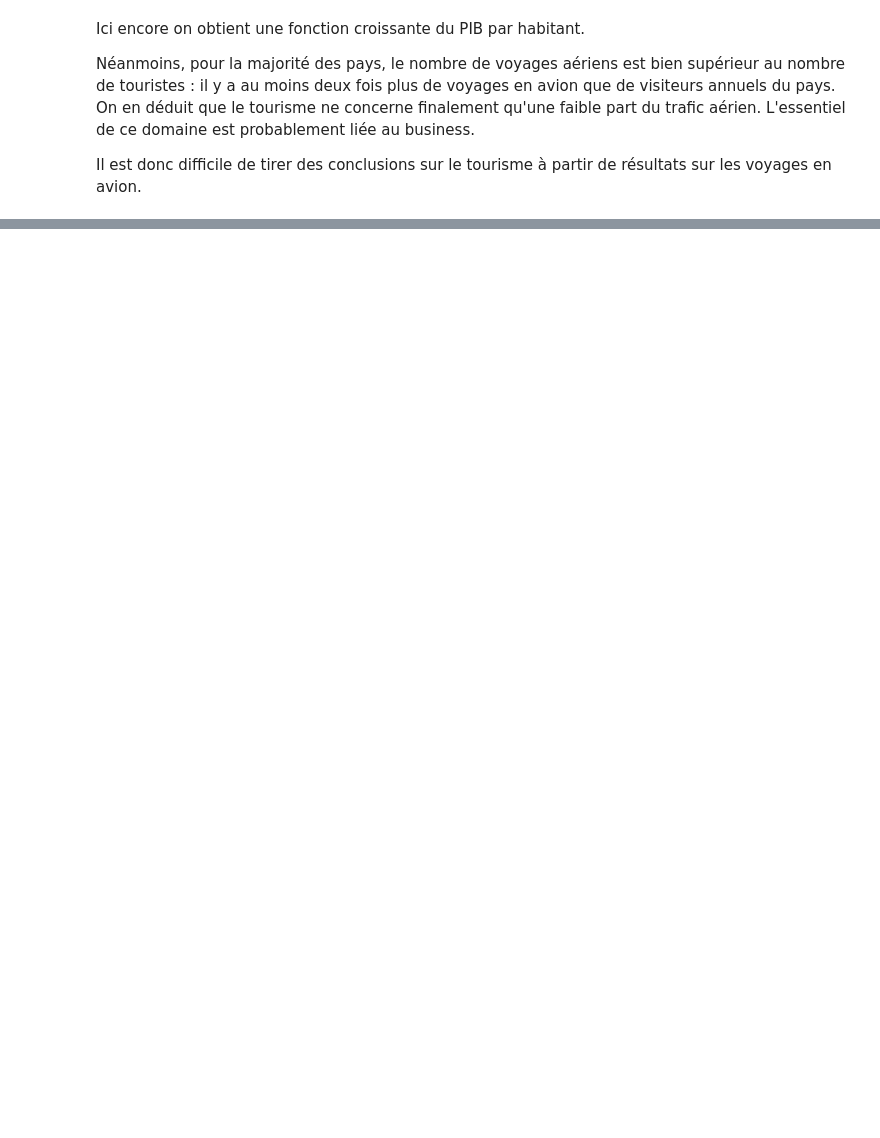
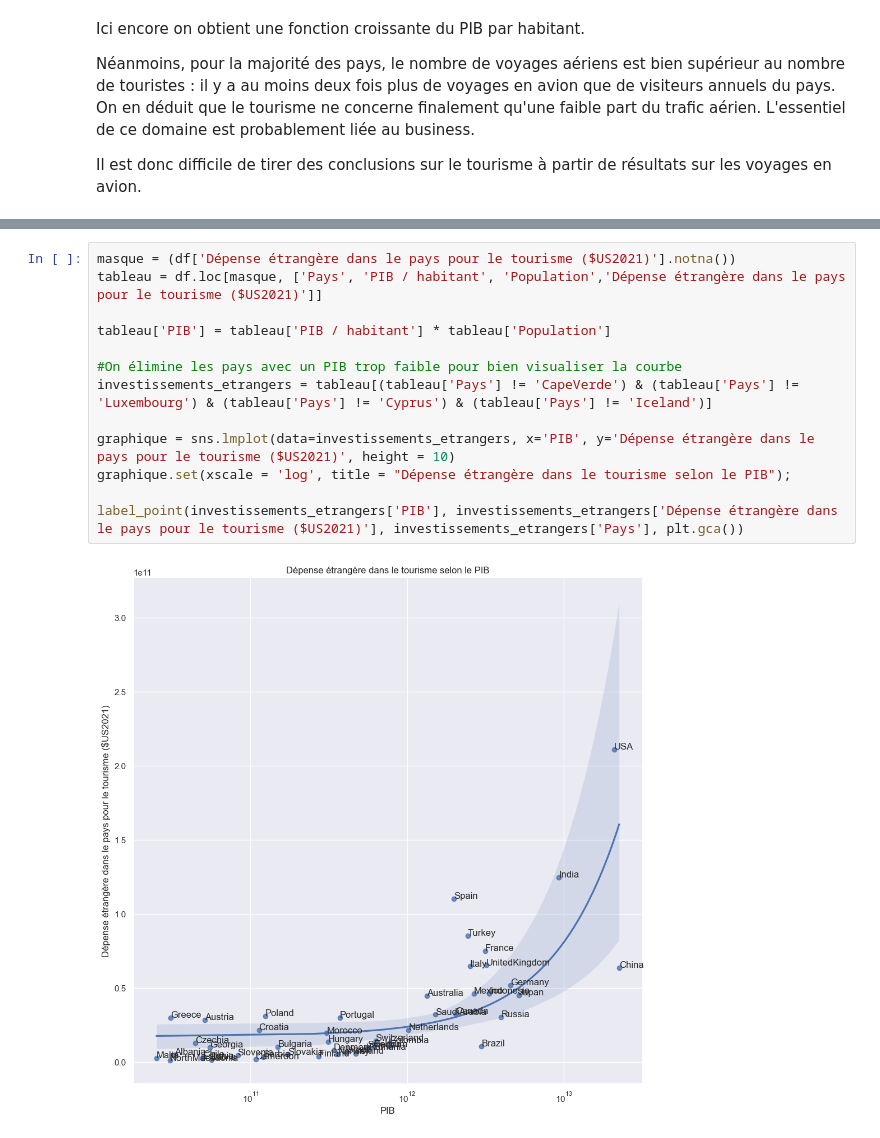
Before and after one commit to BONNET-Quentin/Projet-info, a Jupyter notebook: eliott.ipynb, the cells around one changed output, grey strips where cells are left out. Drawn from its saved outputs; the diff is of its cells as text; blank space fills up the shorter version.

```diff
--- a/eliott.ipynb
+++ b/eliott.ipynb
@@ -72,0 +82,15 @@ Ainsi, en temps de crise, le tourisme intranational pourrait devenir la solution
+# %%
+masque = (df['Dépense étrangère dans le pays pour le tourisme ($US2021)'].notna())
+tableau = df.loc[masque, ['Pays', 'PIB / habitant', 'Population','Dépense étrangère dans le pays pour le tourisme ($US2021)']]
+
+tableau['PIB'] = tableau['PIB / habitant'] * tableau['Population']
+
+#On élimine les pays avec un PIB trop faible pour bien visualiser la courbe
+investissements_etrangers = tableau[(tableau['Pays'] != 'CapeVerde') & (tableau['Pays'] != 'Luxembourg') & (tableau['Pays'] != 'Cyprus') & (tableau['Pays'] != 'Iceland')]
+
+graphique = sns.lmplot(data=investissements_etrangers, x='PIB', y='Dépense étrangère dans le pays pour le tourisme ($US2021)', height = 10)
+graphique.set(xscale = 'log', title = "Dépense étrangère dans le tourisme selon le PIB");
+
+label_point(investissements_etrangers['PIB'], investissements_etrangers['Dépense étrangère dans le pays pour le tourisme ($US2021)'], investissements_etrangers['Pays'], plt.gca())
+# %% [output]
+[figure, added]
```
Also changed, not shown: parts of 12 cells of this notebook.
